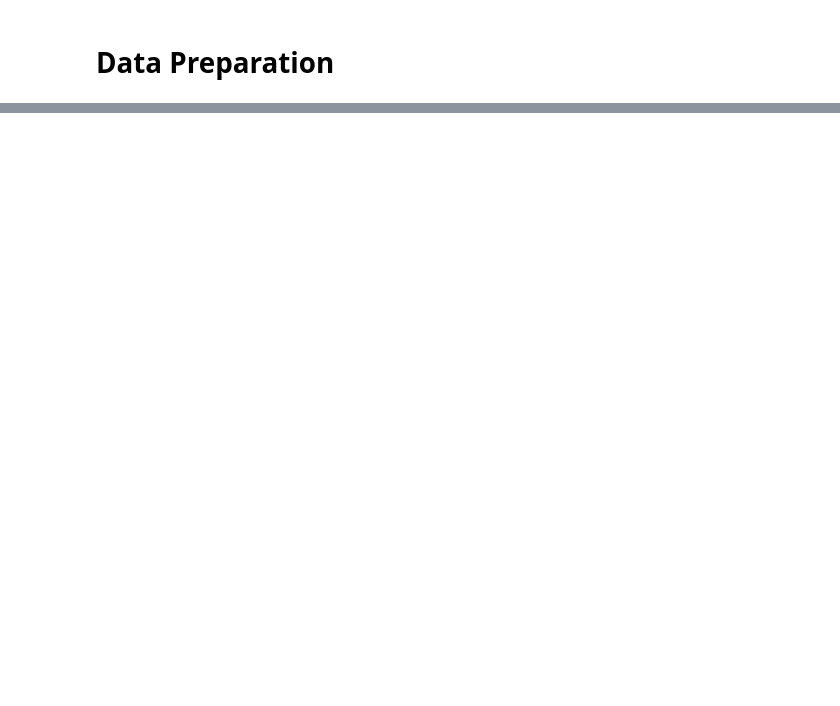
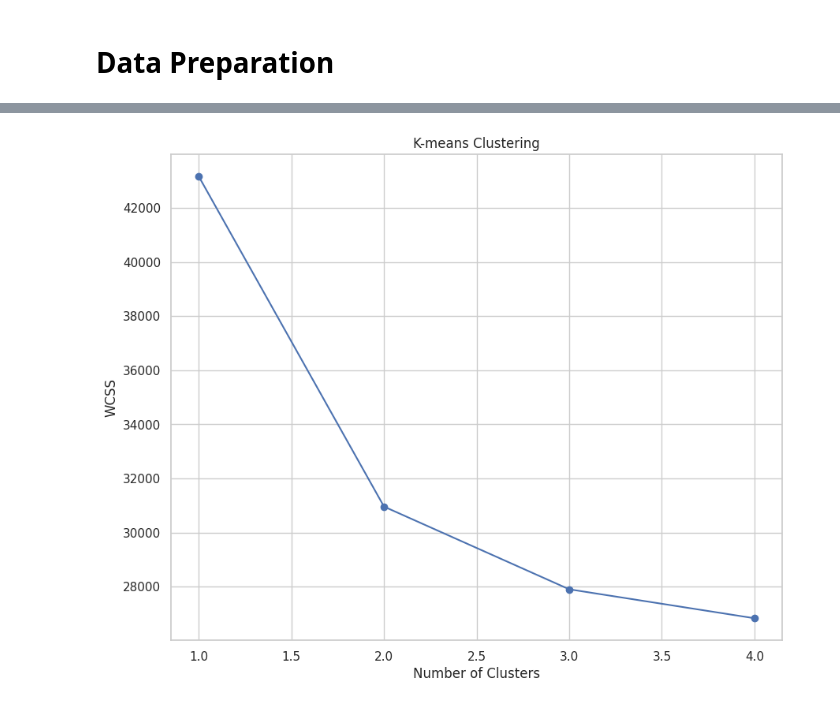
Before and after one commit to putriroya/Marketing-Campaign, a Jupyter notebook: marketing_campaign.ipynb, the cells around one changed output, grey strips where cells are left out. Cells and saved outputs as stored; diff of their text form; code cells hidden in the pictures; blank space fills up the shorter version.

```diff
--- a/marketing_campaign.ipynb
+++ b/marketing_campaign.ipynb
@@ -846,9 +920,9 @@ Index(['Education', 'Income', 'Kidhome', 'Teenhome', 'Recency', 'MntCoke',
 data=df_encoded.copy()
 # %%
 data = data.drop(['Education','AcceptedCmp1', 'AcceptedCmp2', 'AcceptedCmp3',
-                 'AcceptedCmp4', 'AcceptedCmp5','Response', 'Complain',
+                 'AcceptedCmp4', 'AcceptedCmp5','Response', 'Complain', 'Age',
                  'Z_CostContact', 'Z_Revenue', 'TotalChild',
-                 'TotalPurchase','ConversionRate', 'MadePurchase', 'AgeGroup'], axis=1)
+                 'TotalPurchase','ConversionRate', 'MadePurchase'], axis=1)
 # %%
 print(data.columns)
 # %% [output]
@@ -862 +937,3 @@ Index(['Income', 'Kidhome', 'Teenhome', 'Recency', 'MntCoke', 'MntFruits',
       dtype='object')
+# %%
+data_proc=data.copy()
@@ -862,0 +960,30 @@ Index(['Income', 'Kidhome', 'Teenhome', 'Recency', 'MntCoke', 'MntFruits',
+# %%
+from sklearn.preprocessing import StandardScaler
+
+# Define the columns to be scaled
+columns_to_scale = ['Income', 'Recency', 'MntCoke', 'MntFruits', 'MntMeatProducts',
+                    'MntFishProducts', 'MntSweetProducts', 'MntGoldProds', 'NumDealsPurchases',
+                    'NumWebPurchases', 'NumCatalogPurchases', 'NumStorePurchases',
+                    'NumWebVisitsMonth', 'TotalResponses', 'MembershipLength', 'TotalMnt',]
+
+# Initialize the StandardScaler
+scaler = StandardScaler()
+
+# Fit and transform the specified columns
+data_proc[columns_to_scale] = scaler.fit_transform(data_proc[columns_to_scale])
+# %%
+from sklearn.cluster import KMeans
+wcss = []
+for i in range(1,5):
+  kmeans = KMeans(n_clusters = i, init = 'k-means++', random_state = 42)
+  kmeans.fit(data_proc)
+  wcss.append(kmeans.inertia_)
+# %%
+plt.figure(figsize = (10,8))
+plt.plot(range(1,5), wcss, marker='o')
+plt.xlabel('Number of Clusters')
+plt.ylabel('WCSS')
+plt.title('K-means Clustering')
+plt.show()
+# %% [output]
+[figure, added]
```
Also changed, not shown: parts of 22 cells of this notebook.
